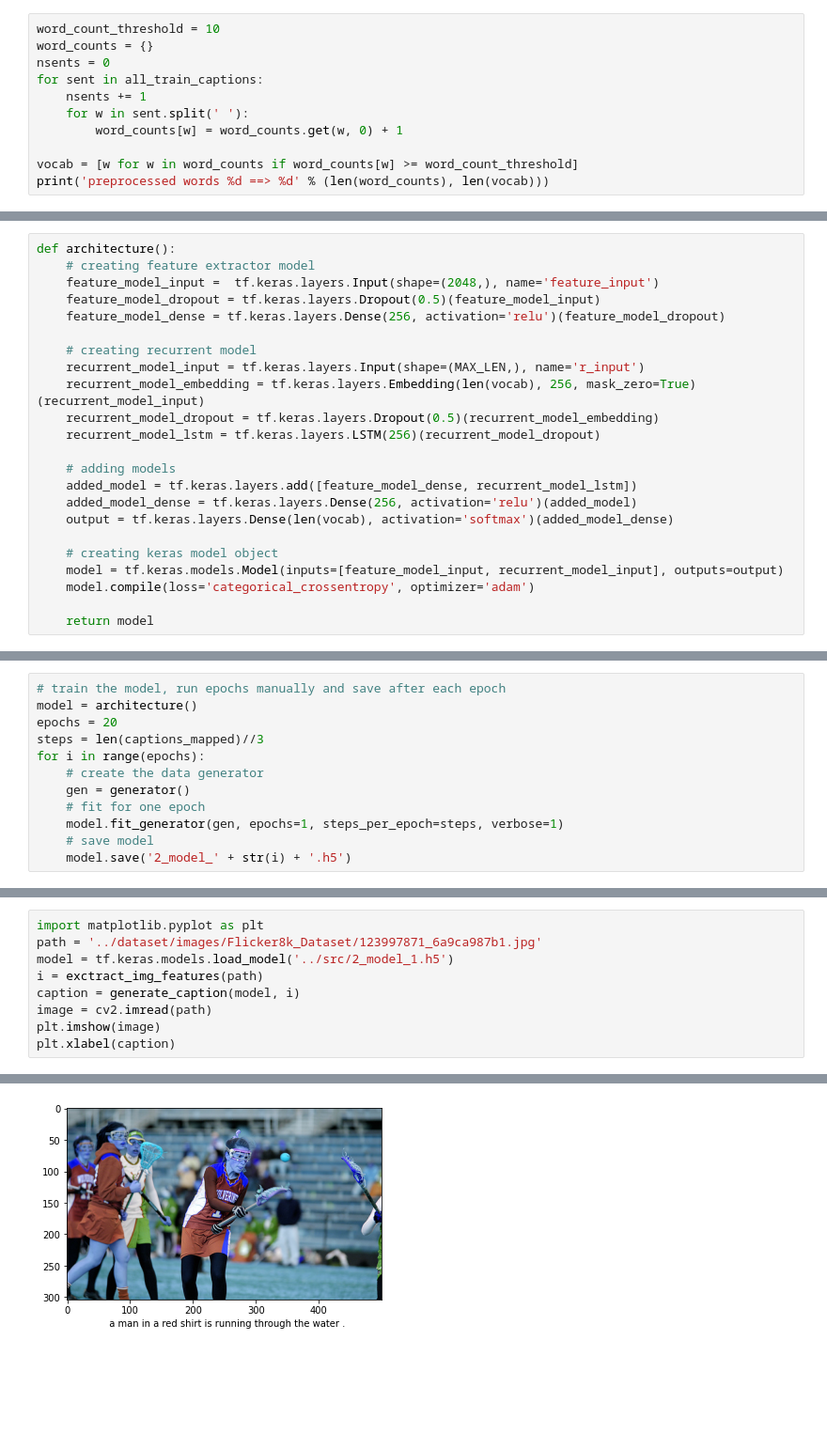
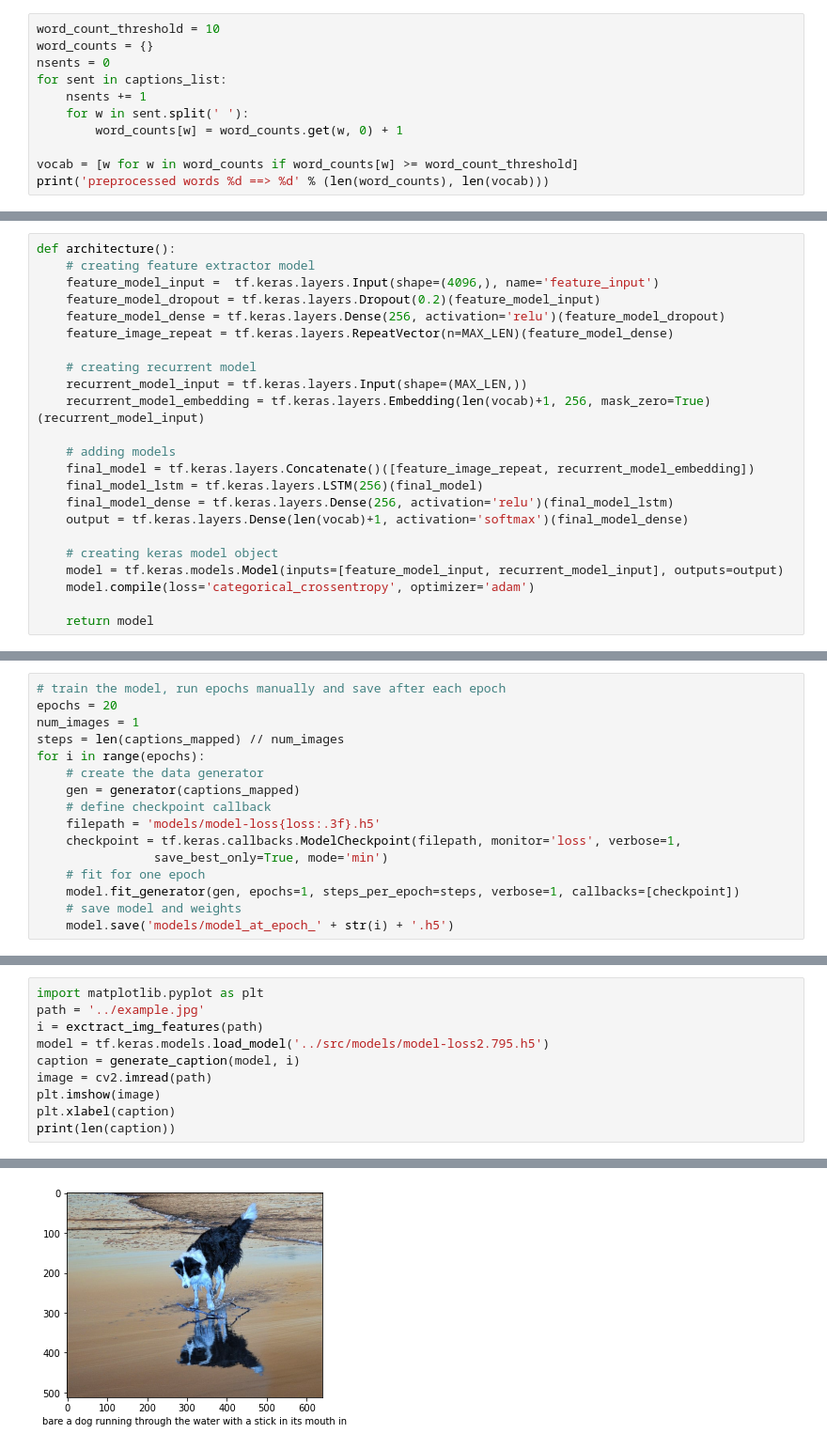
Before and after one commit to deeplearningunb/ImageCaptioning, a Jupyter notebook: src/train_model.ipynb, the cells around one changed output, grey strips where cells are left out. Shown: that part at 94% size. Cells and saved outputs as stored; diff of their text form; blank space fills up the shorter version.

Commit message:
Changing model architecture and training
Co-authored-by: Julia de Melo Franco Fernandes <juliamff@hotmail.com>

```diff
--- a/src/train_model.ipynb
+++ b/src/train_model.ipynb
@@ -93,7 +75,7 @@ if not os.path.exists(vocab_path):
 word_count_threshold = 10
 word_counts = {}
 nsents = 0
-for sent in all_train_captions:
+for sent in captions_list:
     nsents += 1
     for w in sent.split(' '):
         word_counts[w] = word_counts.get(w, 0) + 1
@@ -133,20 +132,20 @@ def generator():
 # %%
 def architecture():
     # creating feature extractor model
-    feature_model_input =  tf.keras.layers.Input(shape=(2048,), name='feature_input')
-    feature_model_dropout = tf.keras.layers.Dropout(0.5)(feature_model_input)
+    feature_model_input =  tf.keras.layers.Input(shape=(4096,), name='feature_input')
+    feature_model_dropout = tf.keras.layers.Dropout(0.2)(feature_model_input)
     feature_model_dense = tf.keras.layers.Dense(256, activation='relu')(feature_model_dropout)
+    feature_image_repeat = tf.keras.layers.RepeatVector(n=MAX_LEN)(feature_model_dense)
 
     # creating recurrent model
-    recurrent_model_input = tf.keras.layers.Input(shape=(MAX_LEN,), name='r_input')
-    recurrent_model_embedding = tf.keras.layers.Embedding(len(vocab), 256, mask_zero=True)(recurrent_model_input)
-    recurrent_model_dropout = tf.keras.layers.Dropout(0.5)(recurrent_model_embedding)
-    recurrent_model_lstm = tf.keras.layers.LSTM(256)(recurrent_model_dropout)
+    recurrent_model_input = tf.keras.layers.Input(shape=(MAX_LEN,))
+    recurrent_model_embedding = tf.keras.layers.Embedding(len(vocab)+1, 256, mask_zero=True)(recurrent_model_input)
 
     # adding models
-    added_model = tf.keras.layers.add([feature_model_dense, recurrent_model_lstm])
-    added_model_dense = tf.keras.layers.Dense(256, activation='relu')(added_model)
-    output = tf.keras.layers.Dense(len(vocab), activation='softmax')(added_model_dense)
+    final_model = tf.keras.layers.Concatenate()([feature_image_repeat, recurrent_model_embedding])
+    final_model_lstm = tf.keras.layers.LSTM(256)(final_model)
+    final_model_dense = tf.keras.layers.Dense(256, activation='relu')(final_model_lstm)
+    output = tf.keras.layers.Dense(len(vocab)+1, activation='softmax')(final_model_dense)
 
     # creating keras model object
     model = tf.keras.models.Model(inputs=[feature_model_input, recurrent_model_input], outputs=output)
@@ -156,13 +176,17 @@ def architecture():
 # %%
 # train the model, run epochs manually and save after each epoch
-model = architecture()
 epochs = 20
-steps = len(captions_mapped)//3
+num_images = 1
+steps = len(captions_mapped) // num_images
 for i in range(epochs):
-	# create the data generator
-	gen = generator()
-	# fit for one epoch
-	model.fit_generator(gen, epochs=1, steps_per_epoch=steps, verbose=1)
-	# save model
-	model.save('2_model_' + str(i) + '.h5')
+    # create the data generator
+    gen = generator(captions_mapped)
+    # define checkpoint callback
+    filepath = 'models/model-loss{loss:.3f}.h5'
+    checkpoint = tf.keras.callbacks.ModelCheckpoint(filepath, monitor='loss', verbose=1,
+                save_best_only=True, mode='min')
+    # fit for one epoch
+    model.fit_generator(gen, epochs=1, steps_per_epoch=steps, verbose=1, callbacks=[checkpoint])
+    # save model and weights
+    model.save('models/model_at_epoch_' + str(i) + '.h5')
 # %% [output]
@@ -254,10 +244,11 @@ AttributeError: 'list' object has no attribute 'split'
 # %%
 import matplotlib.pyplot as plt
-path = '../dataset/images/Flicker8k_Dataset/123997871_6a9ca987b1.jpg'
-model = tf.keras.models.load_model('../src/2_model_1.h5')
+path = '../example.jpg'
 i = exctract_img_features(path)
+model = tf.keras.models.load_model('../src/models/model-loss2.795.h5')
 caption = generate_caption(model, i)
 image = cv2.imread(path)
 plt.imshow(image)
 plt.xlabel(caption)
+print(len(caption))
 # %% [output]
@@ -265 +256 @@ Text(0.5, 0, '  a man in a red shirt is running through the water .')
-[figure, old version]
+[figure, new version]
```
Also changed, not shown: parts of 16 cells of this notebook, 22 other files.
